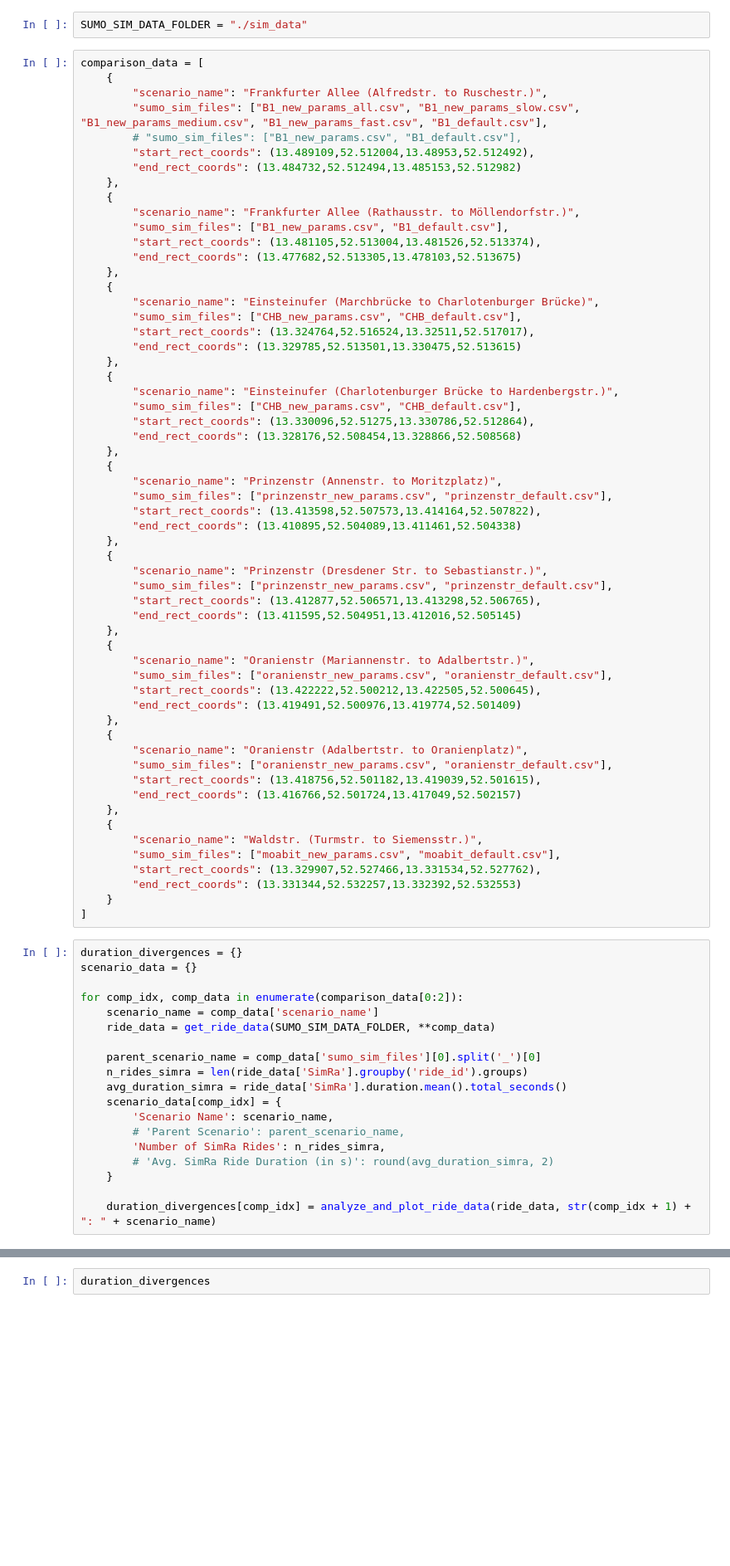
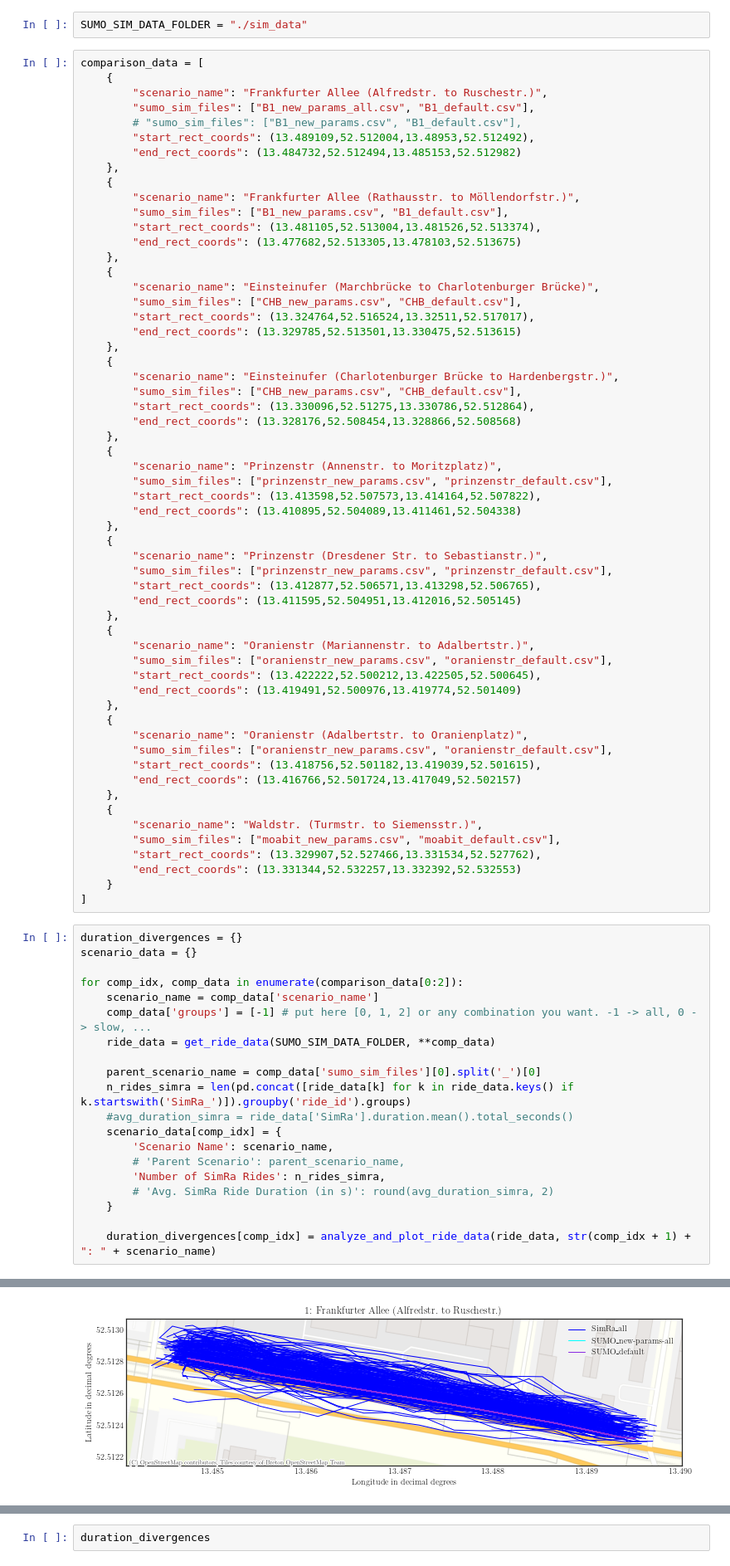
Before and after one commit to alexpagri/data-analytics, a Jupyter notebook: adsp/parameter_evaluation/simple-path_comparison.ipynb, the cells around one changed output, grey strips where cells are left out. Shown at 83% size. Cells and saved outputs as stored; diff of their text form; blank space fills up the shorter version.

```diff
--- a/adsp/parameter_evaluation/simple-path_comparison.ipynb
+++ b/adsp/parameter_evaluation/simple-path_comparison.ipynb
@@ -7,7 +8,7 @@ SUMO_SIM_DATA_FOLDER = "./sim_data"
 comparison_data = [
     {
         "scenario_name": "Frankfurter Allee (Alfredstr. to Ruschestr.)",
-        "sumo_sim_files": ["B1_new_params_all.csv", "B1_new_params_slow.csv", "B1_new_params_medium.csv", "B1_new_params_fast.csv", "B1_default.csv"],
+        "sumo_sim_files": ["B1_new_params_all.csv", "B1_default.csv"],
         # "sumo_sim_files": ["B1_new_params.csv", "B1_default.csv"],
         "start_rect_coords": (13.489109,52.512004,13.48953,52.512492),
         "end_rect_coords": (13.484732,52.512494,13.485153,52.512982)
@@ -67,11 +68,12 @@ scenario_data = {}
 
 for comp_idx, comp_data in enumerate(comparison_data[0:2]):
     scenario_name = comp_data['scenario_name']
+    comp_data['groups'] = [-1] # put here [0, 1, 2] or any combination you want. -1 -> all, 0 -> slow, ...
     ride_data = get_ride_data(SUMO_SIM_DATA_FOLDER, **comp_data)
 
     parent_scenario_name = comp_data['sumo_sim_files'][0].split('_')[0]
-    n_rides_simra = len(ride_data['SimRa'].groupby('ride_id').groups)
-    avg_duration_simra = ride_data['SimRa'].duration.mean().total_seconds()
+    n_rides_simra = len(pd.concat([ride_data[k] for k in ride_data.keys() if k.startswith('SimRa_')]).groupby('ride_id').groups)
+    #avg_duration_simra = ride_data['SimRa'].duration.mean().total_seconds()
     scenario_data[comp_idx] = {
         'Scenario Name': scenario_name,
         # 'Parent Scenario': parent_scenario_name,
@@ -80,3 +82,4 @@ for comp_idx, comp_data in enumerate(comparison_data[0:2]):
     }
 
     duration_divergences[comp_idx] = analyze_and_plot_ride_data(ride_data, str(comp_idx + 1) + ": " + scenario_name)
+# %% [output]
@@ -82,0 +105 @@ for comp_idx, comp_data in enumerate(comparison_data[0:2]):
+[figure, added]
```
Also changed, not shown: parts of 2 cells of this notebook, 16 other files.
